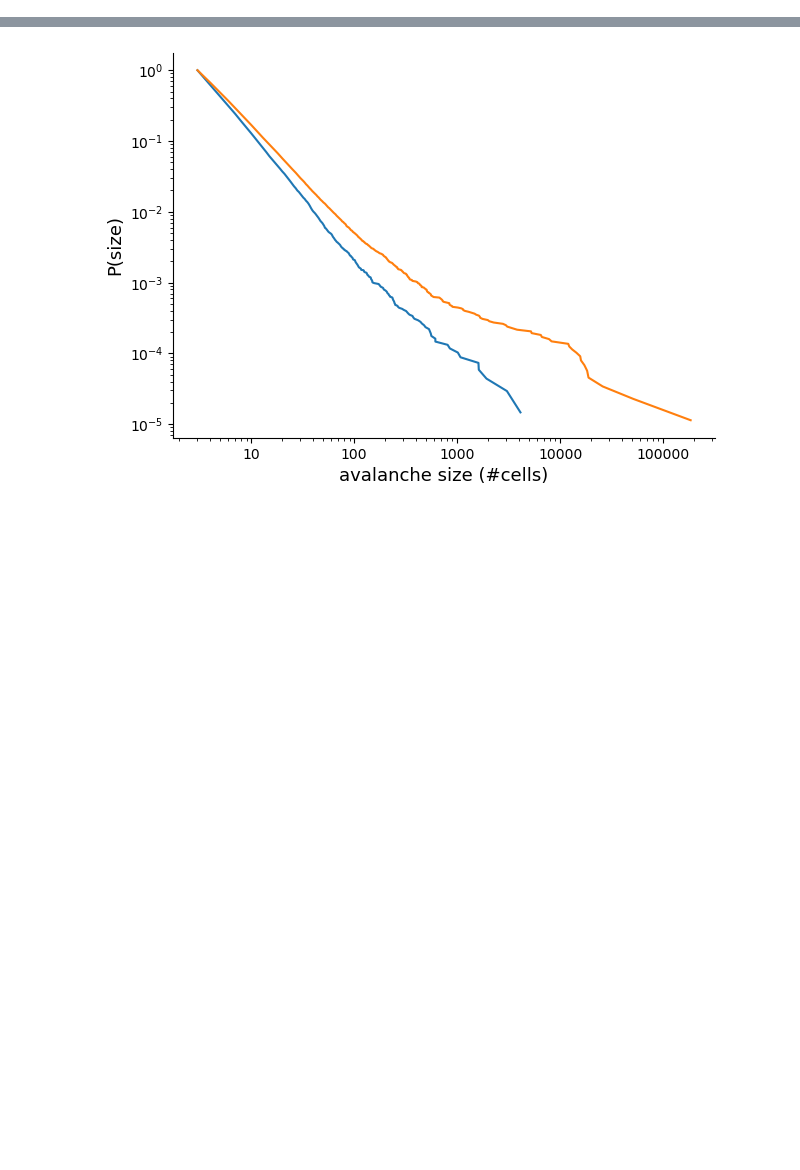
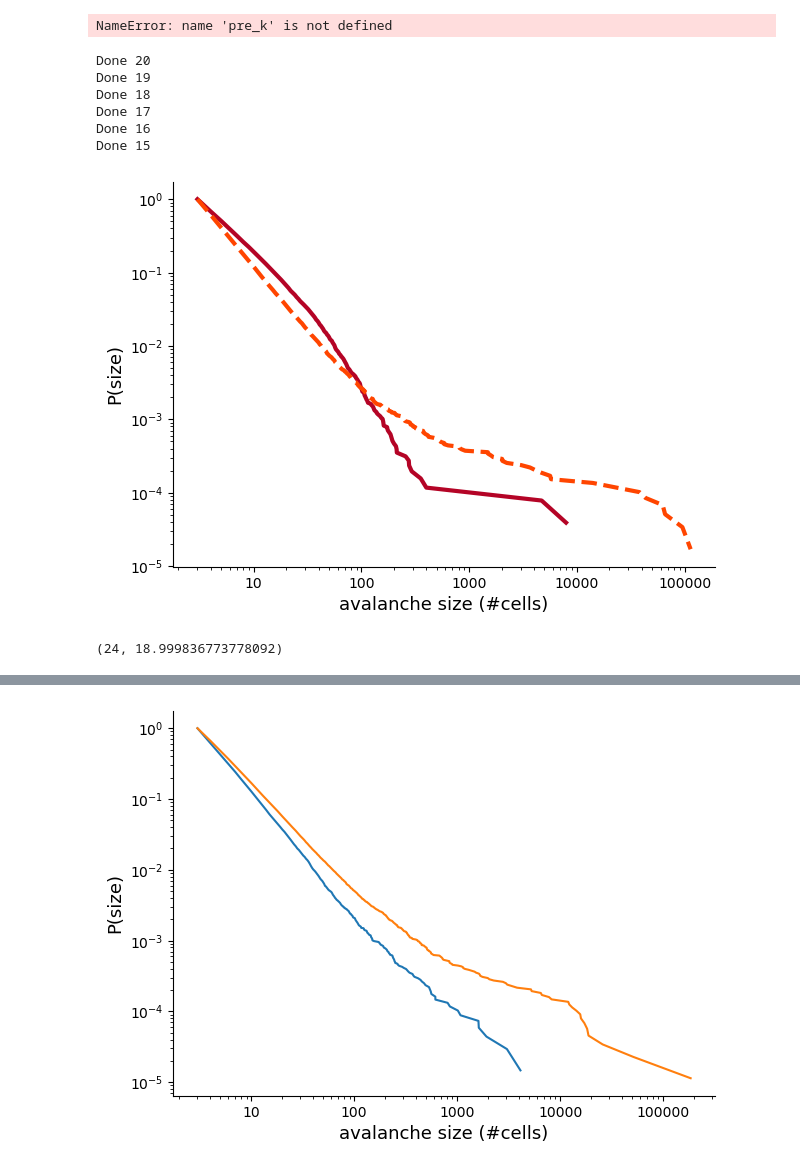
Before and after one commit to dafishcode/suite2p_analysis_py, a Jupyter notebook: Misc4.ipynb, the cells around one changed output, grey strips where cells are left out. Drawn from its saved outputs; the diff is of its cells as text; code cells hidden in the pictures; blank space fills up the shorter version.

```diff
--- a/Misc4.ipynb
+++ b/Misc4.ipynb
@@ -98,0 +146,55 @@ for i in range(len(bln_distlist)):
+# %%
+pre_k
+# %% [output]
+NameError: name 'pre_k' is not defined
+# %%
+vth_list = [20, 19, 18, 17, 16, 15]
+vth_av_list = list(range(len(vth_list)))
+
+for i in range(len(vth_list)):
+    bind, spikes, volt, sim_mon = netfn.run_net(sim_time, int(24), vth_list[i], 0, s, divisor, soften, N, dist, v_rest, t_syn_del, tau_l, N_e, lam, w_e)
+    vth_av_list[i], pkg = crfn.avalanche_r(net_nnb, bind)
+    print('Done ' + str(vth_list[i]))
+    #cost_max, cost_mean = netfn.ks_log(av[0], p20_vec)
+# %% [output]
+Done 20
+Done 19
+Done 18
+Done 17
+Done 16
+Done 15
+# %%
+#COST MEAN
+colors = cm.coolwarm(np.linspace(0, 1, len(vth_av_list)))
+
+fig, axarr = plt.subplots(figsize = (7,5))
+
+
+
+av = vth_av_list[-1][0]
+powerlaw.plot_ccdf(av, linestyle = '-',linewidth = 3, markersize = 1.5, alpha = 1, c = colors[-1])
+
+
+
+avdistcut = p20_vec
+powerlaw.plot_ccdf(avdistcut, linestyle = '--',linewidth =3 , markersize = 1, alpha = 1, c = 'orangered')
+axarr.set_ylabel('P(size)', size = '13')
+axarr.set_xlabel('avalanche size (#cells)', size = '13')
+axarr.get_xaxis().set_major_formatter(matplotlib.ticker.ScalarFormatter())
+axarr.spines['top'].set_visible(False)
+axarr.spines['right'].set_visible(False)
+#plt.savefig('av_vth_fits.svg', transparent = True)
+plt.show()
+# %% [output]
+[figure, added]
+# %%
+#PRE PRAC PARAMS
+os.chdir(Fdrop + 'Project/' + experiment)
+pre_fit = sorted(glob.glob('*brute*optimise*pre.*'))
+pre_fit
+mean_pre = np.load(pre_fit[1], allow_pickle=True)[-1][0]
+k = int(mean_pre[0])
+v_th = mean_pre[1]
+k, v_th
+# %% [output]
+(24, 18.999836773778092)
```
Also changed, not shown: parts of 11 cells of this notebook, 8 other files.
